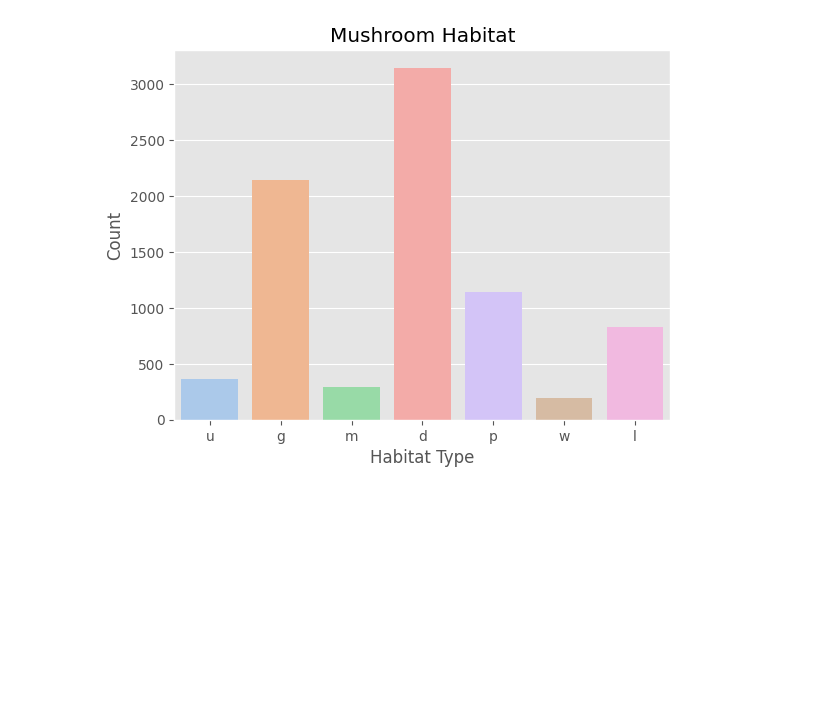
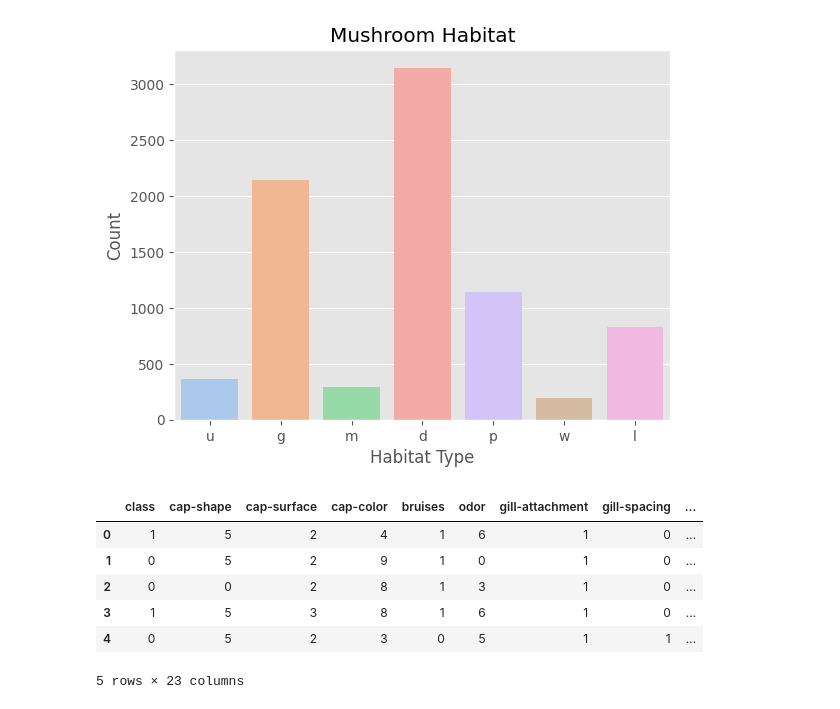
Before and after one commit to noraishmael/Final-Project, a Jupyter notebook: Mushrooms.ipynb, the cells around one changed output. Cells and saved outputs as stored; diff of their text form; code cells hidden in the pictures; blank space fills up the shorter version.

```diff
--- a/Mushrooms.ipynb
+++ b/Mushrooms.ipynb
@@ -125,3 +125,27 @@ Passing `palette` without assigning `hue` is deprecated and will be removed in v
 
   sns.countplot(x='habitat', data=df, palette='pastel')
 [figure]
+# %%
+# Encode columns (from values to numbers)
+from sklearn.preprocessing import LabelEncoder
+
+# Keep copy of the original data
+df_encoded = df.copy()
+
+# Create the encoder
+le = LabelEncoder()
+
+# Go through each column and convert
+for column in df_encoded.columns:
+    df_encoded[column] = le.fit_transform(df_encoded[column])
+
+# Check the first few rows
+df_encoded.head()
+# %% [output]
+|  | class | cap-shape | cap-surface | cap-color | bruises | odor | gill-attachment | gill-spacing | ... |
+| 0 | 1 | 5 | 2 | 4 | 1 | 6 | 1 | 0 | ... |
+| 1 | 0 | 5 | 2 | 9 | 1 | 0 | 1 | 0 | ... |
+| 2 | 0 | 0 | 2 | 8 | 1 | 3 | 1 | 0 | ... |
+| 3 | 1 | 5 | 3 | 8 | 1 | 6 | 1 | 0 | ... |
+| 4 | 0 | 5 | 2 | 3 | 0 | 5 | 1 | 1 | ... |
+5 rows × 23 columns
```
Also changed, not shown: parts of 4 cells of this notebook.
